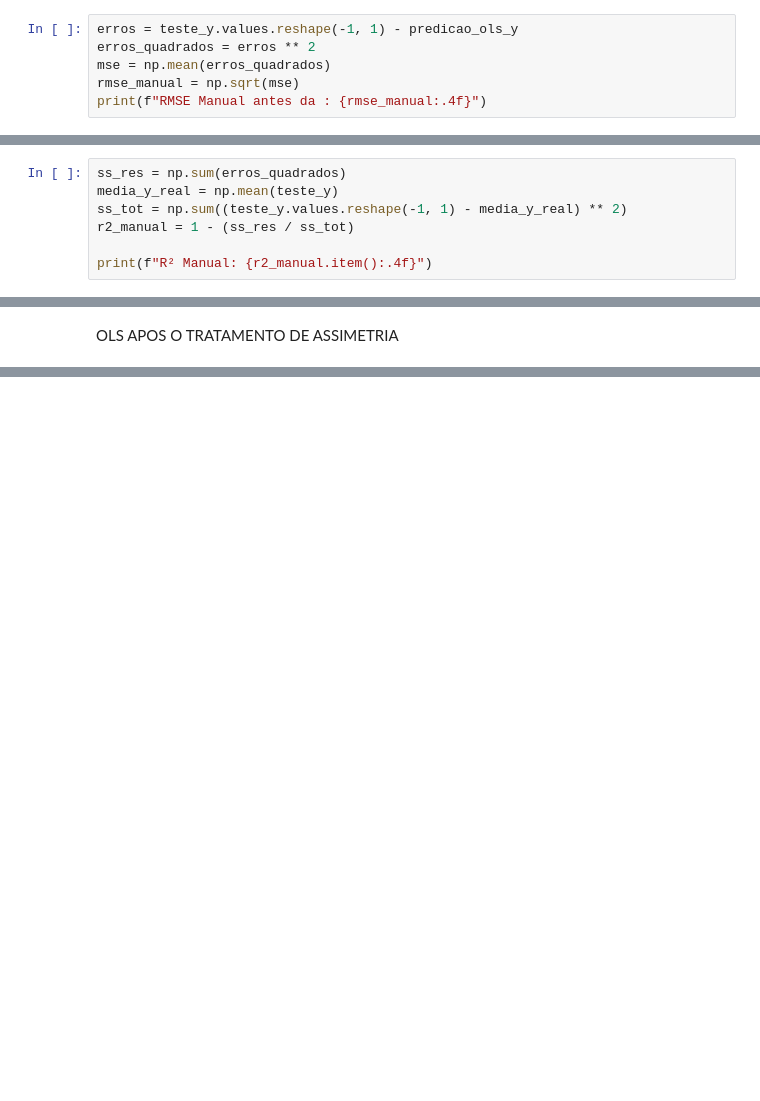
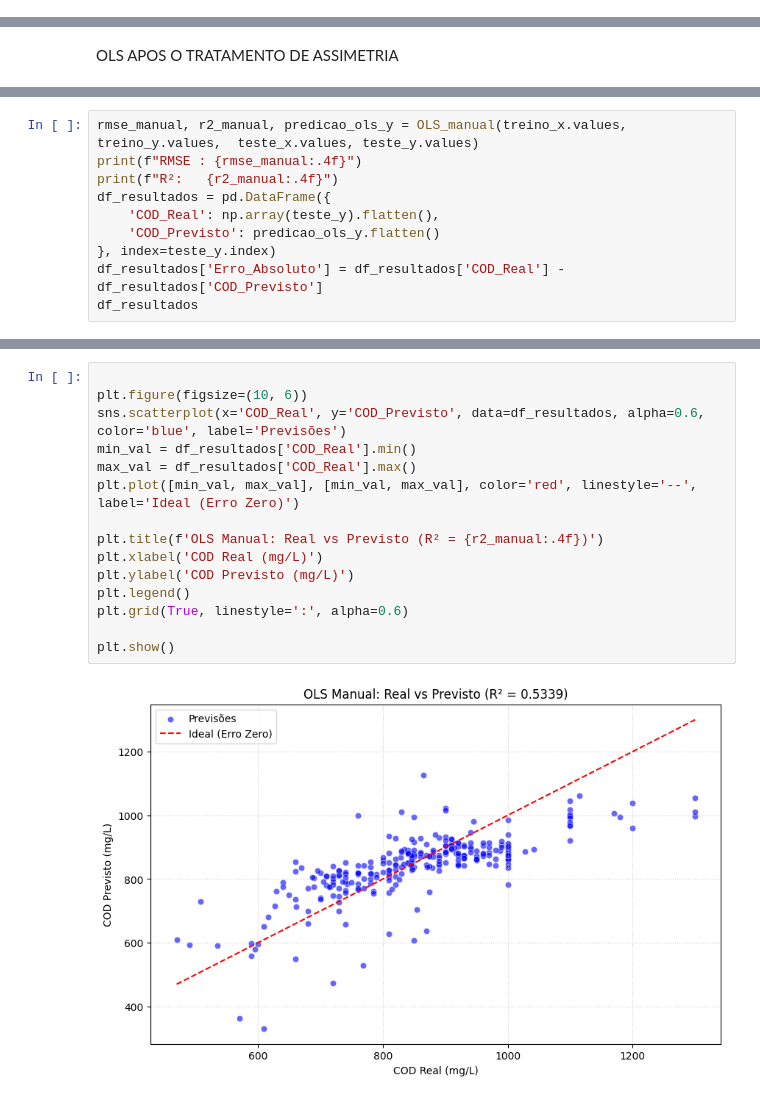
Before and after one commit to Krumpu/Homework_ICA, a Jupyter notebook: HW_2_ICA.ipynb, the cells around one changed output, grey strips where cells are left out. Saved outputs shown, nothing was run; the diff lists cells and outputs as text; blank space fills up the shorter version.

```diff
--- a/HW_2_ICA.ipynb
+++ b/HW_2_ICA.ipynb
@@ -161,6 +116,0 @@ predicao_ols_y
-# %%
-erros = teste_y.values.reshape(-1, 1) - predicao_ols_y
-erros_quadrados = erros ** 2
-mse = np.mean(erros_quadrados)
-rmse_manual = np.sqrt(mse)
-print(f"RMSE Manual antes da : {rmse_manual:.4f}")
@@ -169,7 +116,0 @@ RMSE Manual antes da : 93.0395
-# %%
-ss_res = np.sum(erros_quadrados)
-media_y_real = np.mean(teste_y)
-ss_tot = np.sum((teste_y.values.reshape(-1, 1) - media_y_real) ** 2)
-r2_manual = 1 - (ss_res / ss_tot)
-
-print(f"R² Manual: {r2_manual.item():.4f}")
@@ -268,0 +246,10 @@ $$\beta = (X^T X + \lambda I)^{-1} X^T y$$
+# %%
+rmse_manual, r2_manual, predicao_ols_y = OLS_manual(treino_x.values,  treino_y.values,  teste_x.values, teste_y.values)
+print(f"RMSE : {rmse_manual:.4f}")
+print(f"R²:   {r2_manual:.4f}")
+df_resultados = pd.DataFrame({
+    'COD_Real': np.array(teste_y).flatten(),
+    'COD_Previsto': predicao_ols_y.flatten()
+}, index=teste_y.index)
+df_resultados['Erro_Absoluto'] = df_resultados['COD_Real'] - df_resultados['COD_Previsto']
+df_resultados
@@ -268,0 +272,17 @@ $$\beta = (X^T X + \lambda I)^{-1} X^T y$$
+# %%
+
+plt.figure(figsize=(10, 6))
+sns.scatterplot(x='COD_Real', y='COD_Previsto', data=df_resultados, alpha=0.6, color='blue', label='Previsões')
+min_val = df_resultados['COD_Real'].min()
+max_val = df_resultados['COD_Real'].max()
+plt.plot([min_val, max_val], [min_val, max_val], color='red', linestyle='--', label='Ideal (Erro Zero)')
+
+plt.title(f'OLS Manual: Real vs Previsto (R² = {r2_manual:.4f})')
+plt.xlabel('COD Real (mg/L)')
+plt.ylabel('COD Previsto (mg/L)')
+plt.legend()
+plt.grid(True, linestyle=':', alpha=0.6)
+
+plt.show()
+# %% [output]
+[figure, added]
```
Also changed, not shown: parts of 17 cells of this notebook.
